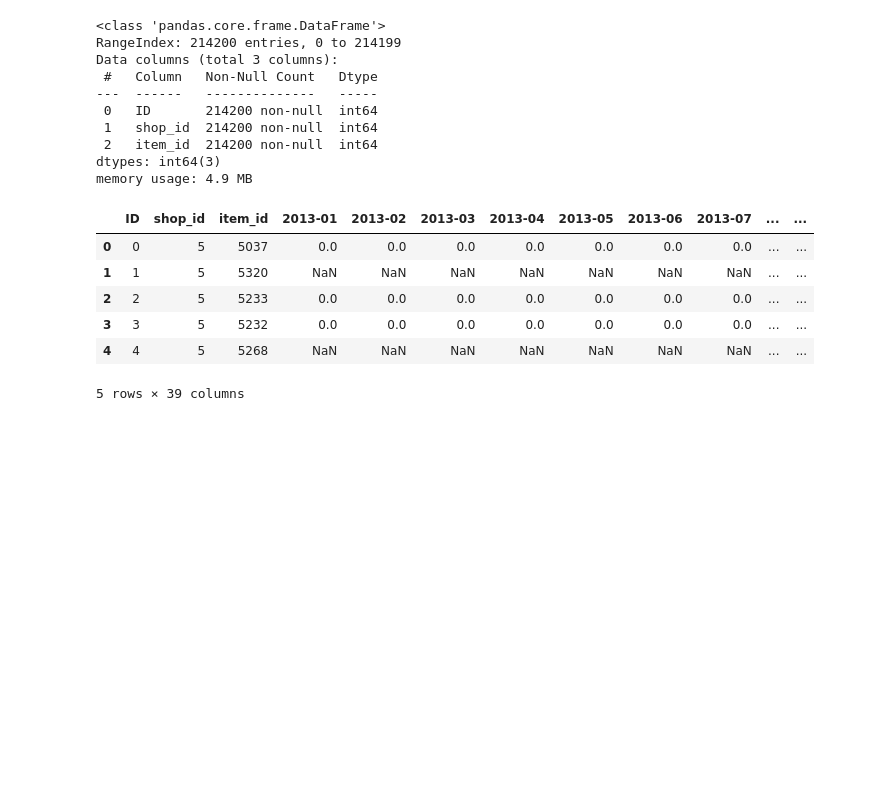
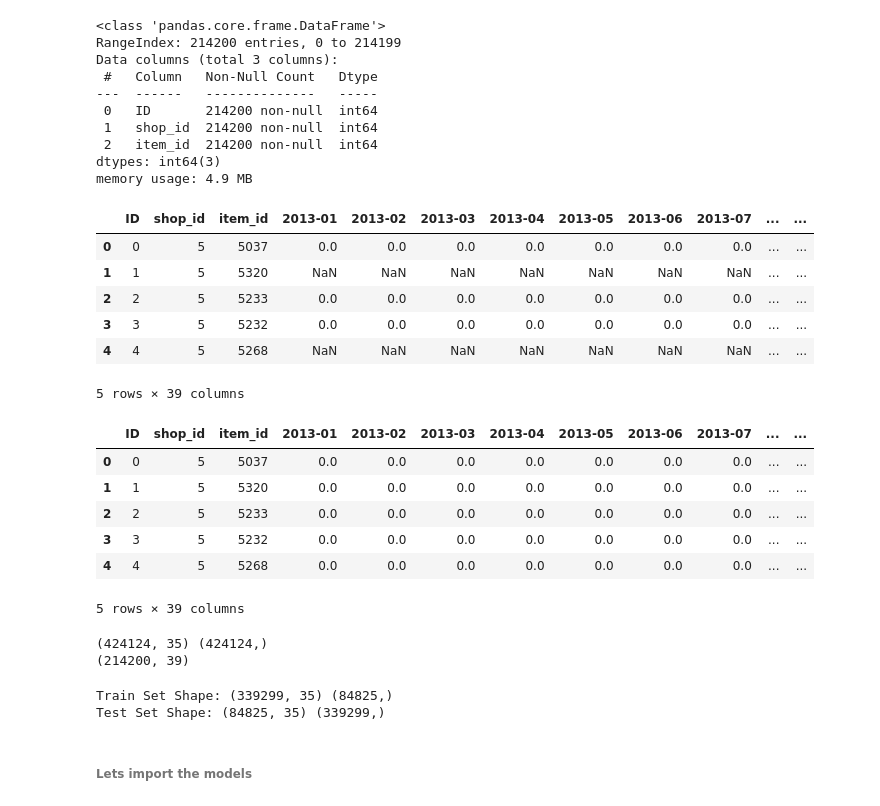
Before and after one commit to arunmadhuk/Machine-Learning, a Jupyter notebook: Predict Future Sales.ipynb, the cells around one changed output. Cells and saved outputs as stored; diff of their text form; code cells hidden in the pictures; blank space fills up the shorter version.

Commit message:
updated with model import

```diff
--- a/Predict Future Sales.ipynb
+++ b/Predict Future Sales.ipynb
@@ -230,0 +229,23 @@ df_test
+# %%
+#Replace the Null values with 0
+df_test= df_test.fillna(0)
+df_test.head()
+# %% [output]
+|  | ID | shop_id | item_id | 2013-01 | 2013-02 | 2013-03 | 2013-04 | 2013-05 | 2013-06 | 2013-07 | ... | ... |
+| 0 | 0 | 5 | 5037 | 0.0 | 0.0 | 0.0 | 0.0 | 0.0 | 0.0 | 0.0 | ... | ... |
+| 1 | 1 | 5 | 5320 | 0.0 | 0.0 | 0.0 | 0.0 | 0.0 | 0.0 | 0.0 | ... | ... |
+| 2 | 2 | 5 | 5233 | 0.0 | 0.0 | 0.0 | 0.0 | 0.0 | 0.0 | 0.0 | ... | ... |
+| 3 | 3 | 5 | 5232 | 0.0 | 0.0 | 0.0 | 0.0 | 0.0 | 0.0 | 0.0 | ... | ... |
+| 4 | 4 | 5 | 5268 | 0.0 | 0.0 | 0.0 | 0.0 | 0.0 | 0.0 | 0.0 | ... | ... |
+5 rows × 39 columns
+# %%
+#Assign '2015-10' columns data's to Y_Train and rest of the data's to X_Train
+Y_train = df['2015-10'].values
+X_train = df.drop(['2015-10'],axis=1)
+X_test = df_test
+
+print(X_train.shape, Y_train.shape)
+print(X_test.shape)
+# %% [output]
+(424124, 35) (424124,)
+(214200, 39)
@@ -230,0 +254,9 @@ df_test
+# %%
+x_train, x_test, y_test, y_train = train_test_split(X_train, Y_train, test_size=0.2, random_state=101)
+print('Train Set Shape:', x_train.shape, y_train.shape)
+print('Test Set Shape:', x_test.shape, y_test.shape)
+# %% [output]
+Train Set Shape: (339299, 35) (84825,)
+Test Set Shape: (84825, 35) (339299,)
+# %% [markdown]
+###### Lets import the models
```
Also changed, not shown: parts of 4 cells of this notebook.
